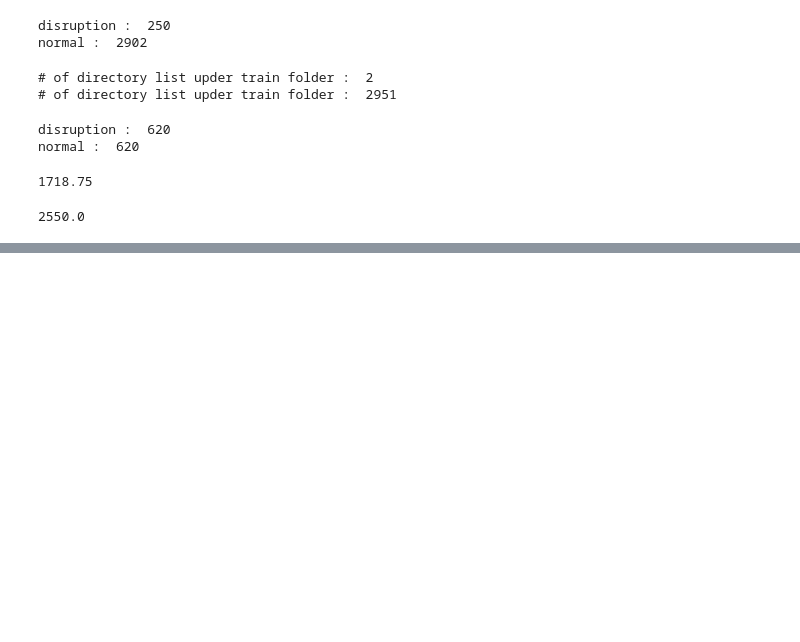
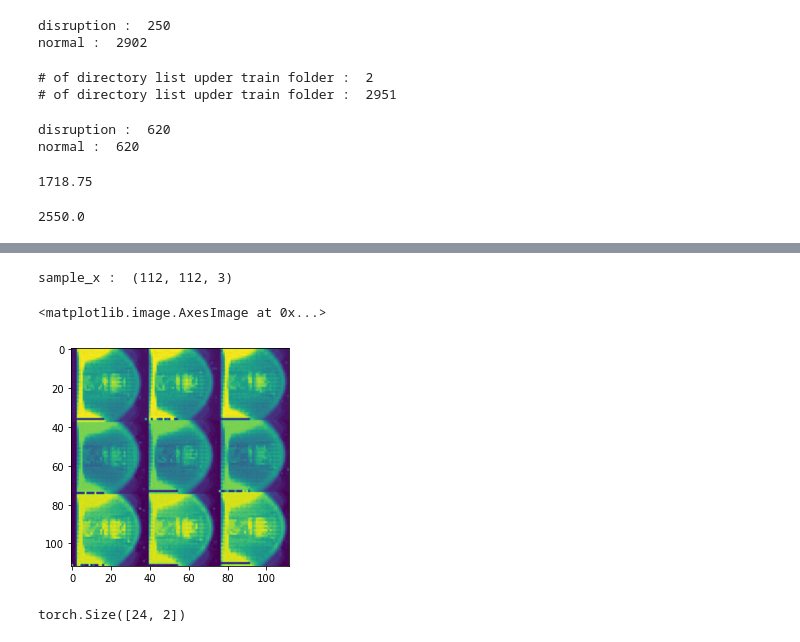
Before and after one commit to ZINZINBIN/Disruption-Prediciton-based-on-Multimodal-Deep-Learning, a Jupyter notebook: test.ipynb, the cells around one changed output, grey strips where cells are left out. Saved outputs shown, nothing was run; the diff lists cells and outputs as text; code cells hidden in the pictures; blank space fills up the shorter version.

```diff
--- a/test.ipynb
+++ b/test.ipynb
@@ -534,0 +580,8 @@ normal :  620
+# %%
+sample_x = sample_data[0,:,0,:,:].detach().numpy().reshape(112,112,3)
+print("sample_x : ", sample_x.shape)
+plt.imshow(sample_x[:,:,0])
+# %% [output]
+sample_x :  (112, 112, 3)
+<matplotlib.image.AxesImage at 0x...>
+[figure, added]
@@ -534,0 +602,4 @@ normal :  620
+# %%
+sample_out.size()
+# %% [output]
+torch.Size([24, 2])
```
Also changed, not shown: parts of 5 cells of this notebook, 12 other files.
